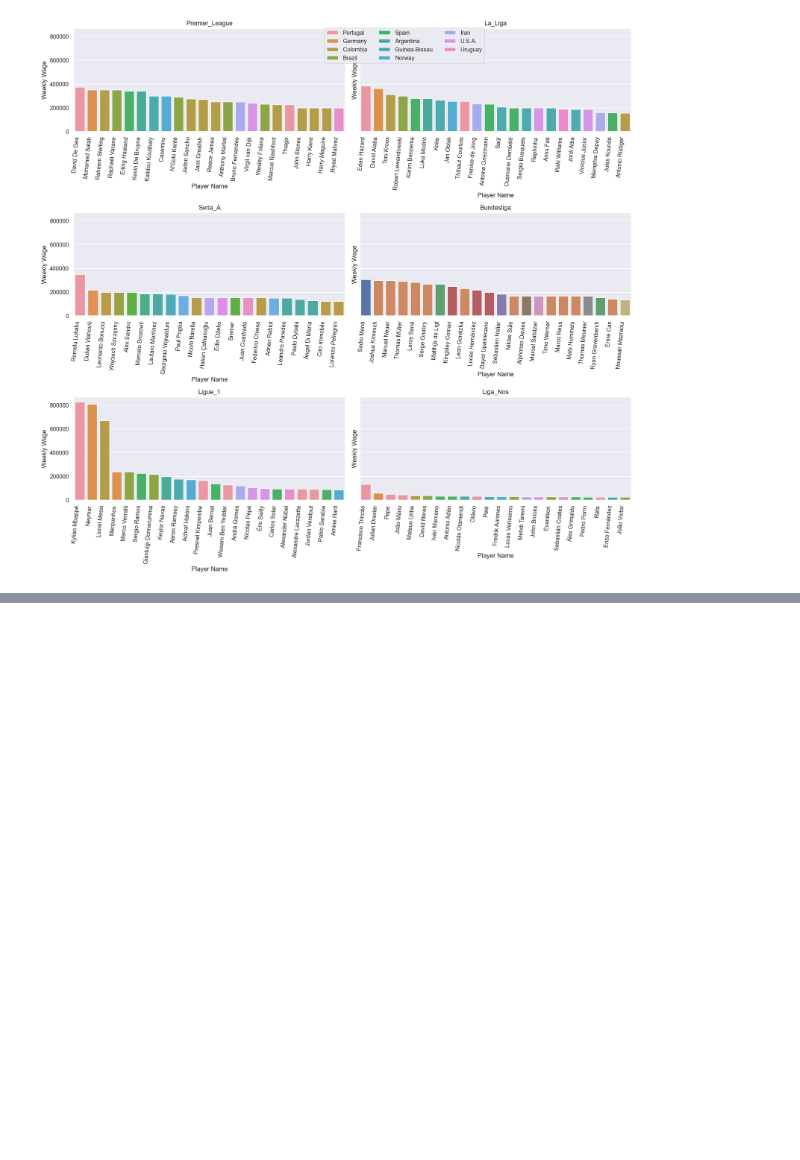
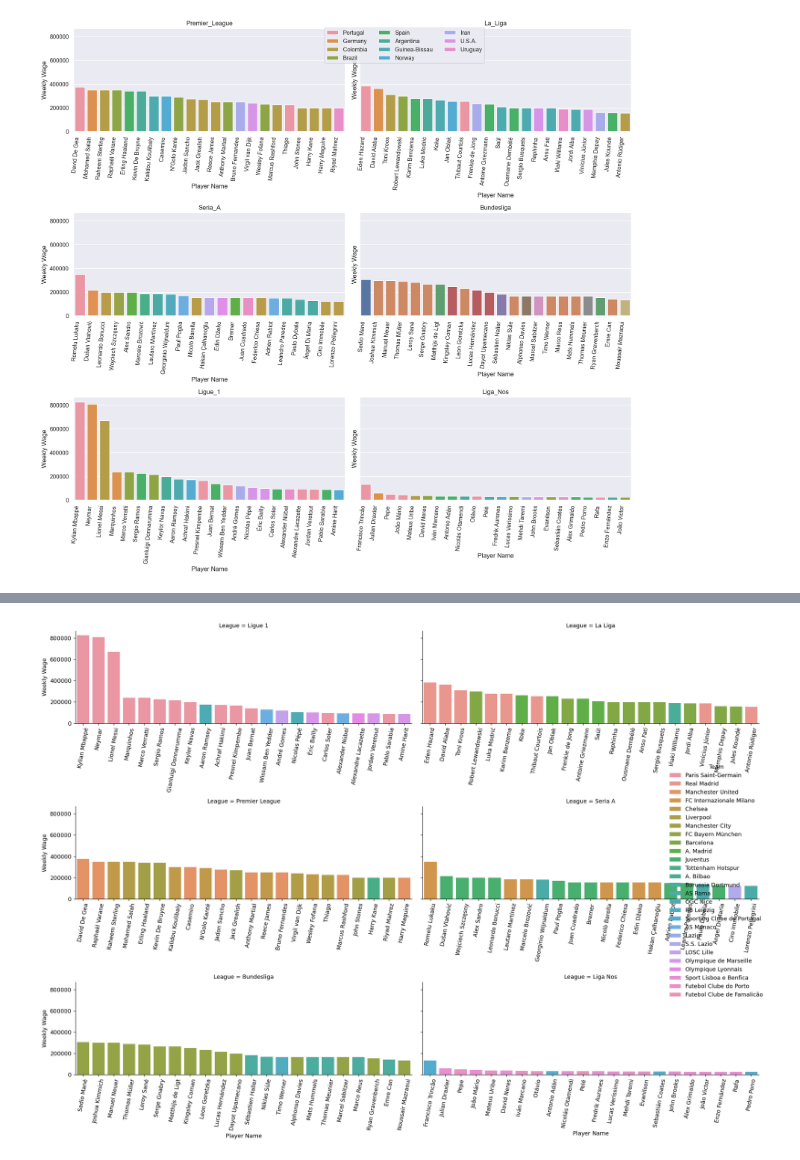
Before and after one commit to Macosso/FootballWages, a Jupyter notebook: Exploratory Analysis Of Footbal Wages.ipynb, the cells around one changed output, grey strips where cells are left out. Drawn from its saved outputs; the diff is of its cells as text; code cells hidden in the pictures; blank space fills up the shorter version.

```diff
--- a/Exploratory Analysis Of Footbal Wages.ipynb
+++ b/Exploratory Analysis Of Footbal Wages.ipynb
@@ -139,0 +159,24 @@ plt.tight_layout()
+# %%
+plt.rcParams.update({'figure.figsize':(16,15), 'figure.dpi':130})
+
+sns_Clubs = sns.catplot(x='Player Name',
+                y='Weekly Wage',
+                data=df,
+                kind="bar",
+                hue='Team',
+                dodge=False,
+                col = "League",
+                col_wrap = 2,
+                sharex= False,
+                facet_kws = {'sharey':False,'sharex':False},
+                       legend = True)
+
+sns_Clubs.fig.set_size_inches(18,13)
+sns_Clubs.set_xticklabels(rotation=80)
+#sns_National.fig.get_axes()[5].legend(loc='upper center', ncol=8)
+#sns_Clubs.fig.get_axes()[3].legend(bbox_to_anchor=(1.05, 1), loc=2, borderaxespad=0.5)
+#sns.move_legend(sns_National, "upper right", bbox_to_anchor=(1, 1))
+plt.tight_layout()
+plt.show()
+# %% [output]
+[figure, added]
```
Also changed, not shown: parts of 16 cells of this notebook.
